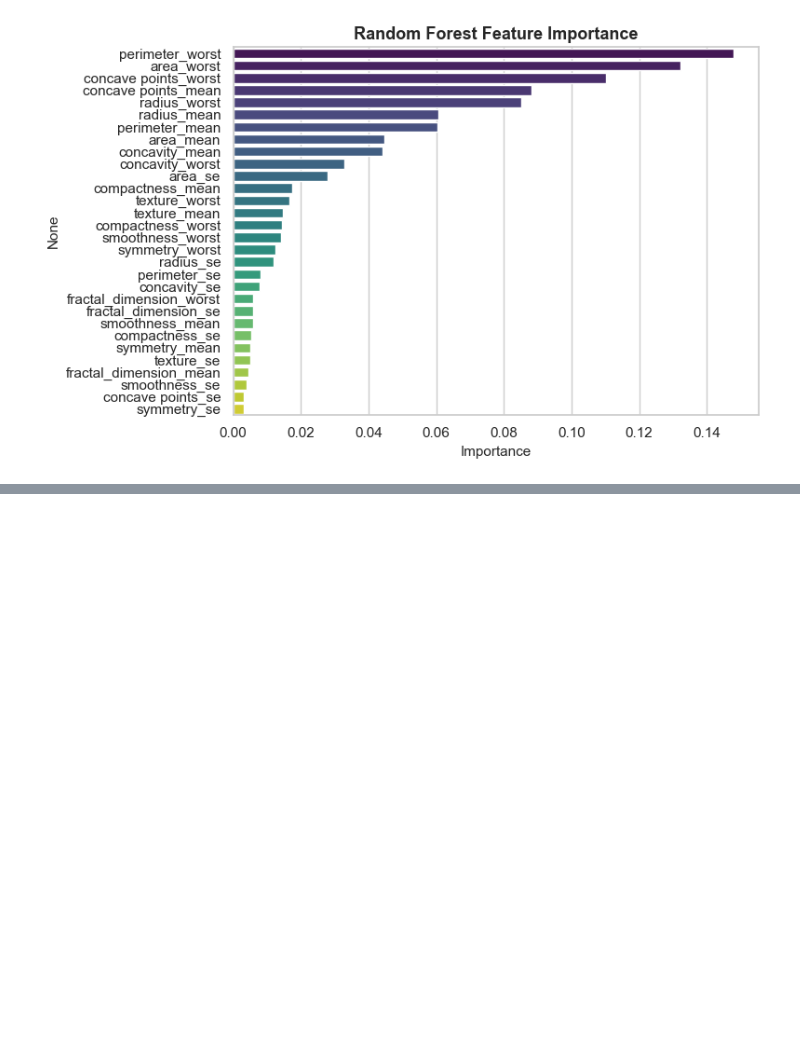
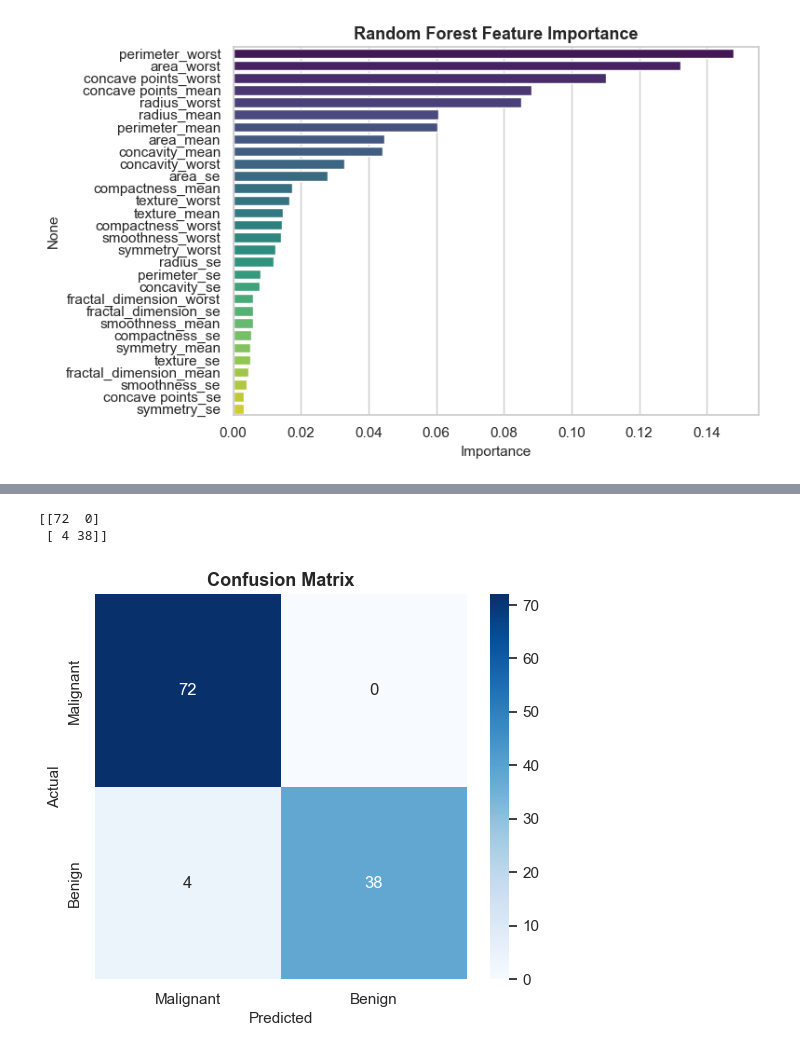
Before and after one commit to melshemy783-bit/data-cancer, a Jupyter notebook: canser_analysis.ipynb, the cells around one changed output, grey strips where cells are left out. Saved outputs shown, nothing was run; the diff lists cells and outputs as text; code cells hidden in the pictures; blank space fills up the shorter version.

```diff
--- a/canser_analysis.ipynb
+++ b/canser_analysis.ipynb
@@ -474,0 +407,10 @@ weighted avg       0.94      0.94      0.94       114
+# %%
+model = XGBClassifier(
+    n_estimators=100,
+    max_depth=3,
+    learning_rate=0.1,
+    random_state=42,
+    eval_metric="logloss"
+)
+# %%
+model.fit(X_train, y_train)
@@ -474,0 +430,2 @@ weighted avg       0.94      0.94      0.94       114
+# %%
+y_pred = model.predict(X_test)
@@ -474,0 +449,26 @@ weighted avg       0.94      0.94      0.94       114
+# %%
+cm = confusion_matrix(y_test, y_pred)
+
+print(cm)
+import matplotlib.pyplot as plt
+import seaborn as sns
+
+plt.figure(figsize=(6,5))
+
+sns.heatmap(
+    cm,
+    annot=True,
+    fmt="d",
+    cmap="Blues",
+    xticklabels=["Malignant","Benign"],
+    yticklabels=["Malignant","Benign"]
+)
+
+plt.xlabel("Predicted")
+plt.ylabel("Actual")
+plt.title("Confusion Matrix")
+plt.show()
+# %% [output]
+[[72  0]
+ [ 4 38]]
+[figure, added]
```
Also changed, not shown: parts of 33 cells of this notebook, 1 other file.
